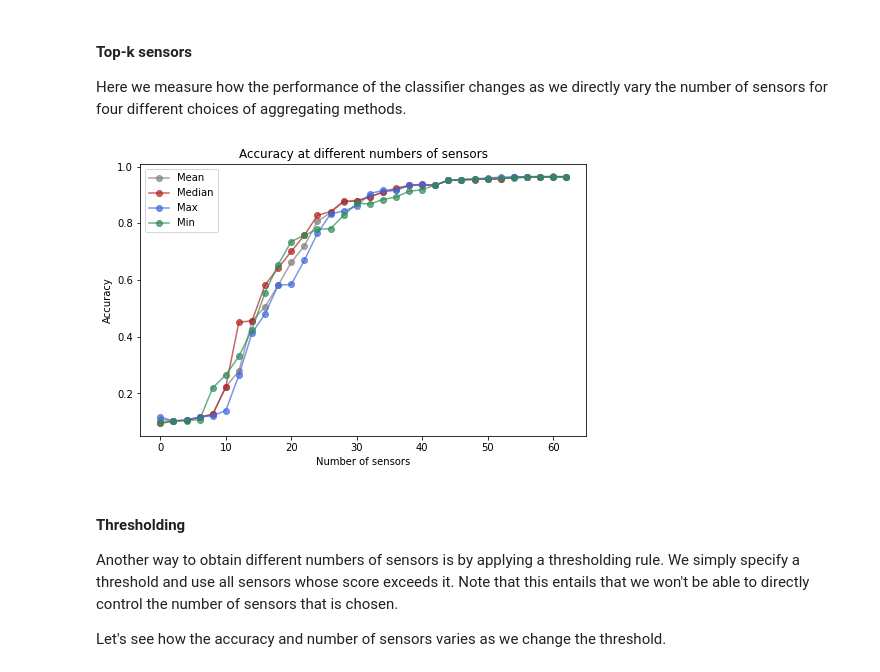
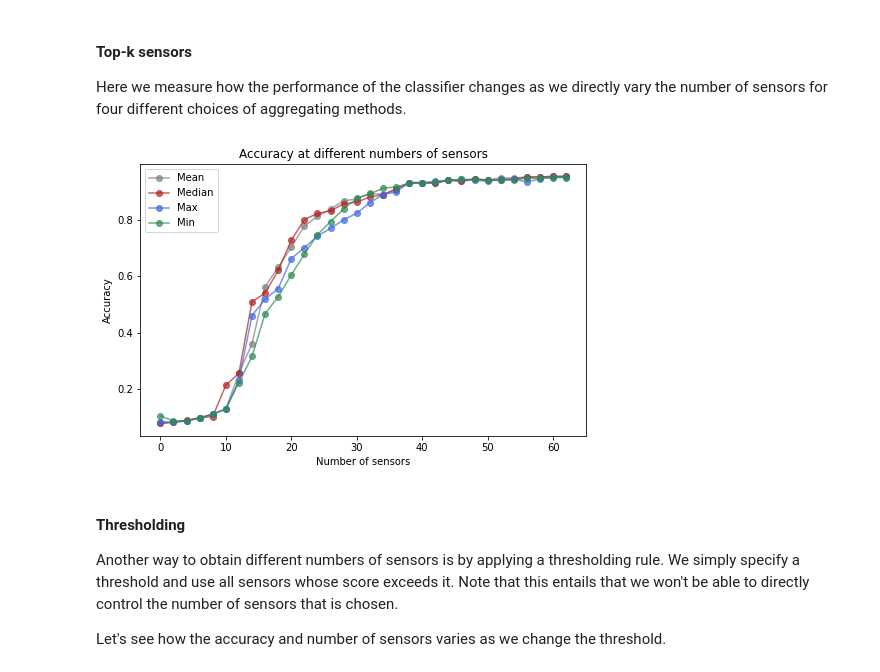
Before and after one commit to dynamicslab/pysensors, a Jupyter notebook: examples/classification.ipynb, the cells around one changed output. Drawn from its saved outputs; the diff is of its cells as text; code cells hidden in the pictures.

```diff
--- a/examples/classification.ipynb
+++ b/examples/classification.ipynb
@@ -104,11 +109,11 @@ n_sensors_array = np.arange(64)
 accuracy = np.zeros(64)
 
 for n_sensors in n_sensors_array:
-    model.update_sensors(n_sensors=n_sensors, xy = (X, y), quiet=True)
+    model.update_sensors(n_sensors=n_sensors, xy = (X_train, y_train), quiet=True)
     if n_sensors == 0:
-        accuracy[n_sensors] = metrics.accuracy_score(y, model.predict(X))
+        accuracy[n_sensors] = metrics.accuracy_score(y_test, model.predict(X_test))
     else:
-        accuracy[n_sensors] = metrics.accuracy_score(y, model.predict(X[:, model.selected_sensors]))
+        accuracy[n_sensors] = metrics.accuracy_score(y_test, model.predict(X_test[:, model.selected_sensors]))
 
 fig, ax = plt.subplots(1, 1, figsize=(8, 4))
 ax.plot(n_sensors_array, accuracy, '.')
@@ -125,6 +130,9 @@ X = digits.data
 y = digits.target
 
 n_samples, n_features = X.shape
+
+# Split data into train and test sets
+X_train, X_test, y_train, y_test = train_test_split(X, y, test_size=0.25, random_state=random_state)
 
 # Plot some digits
 n_img_per_row = 10
@@ -151,7 +159,7 @@ The fitting process is similar to the binary classification case, but there is a
 threshold = 0.1
 l1_penalty = 0.01
 model = SSPOC(threshold=threshold, l1_penalty=l1_penalty)
-model.fit(X, y)
+model.fit(X_train, y_train, random_state=random_state)
 
 print('Portion of sensors used:', len(model.selected_sensors) / 64)
 print('Selected sensors:', model.selected_sensors)
@@ -162,5 +170,5 @@ Selected sensors: [ 1  3  5  6  7  8 10 12 15 16 20 21 22 23 24 30 31 33 38 40 4
 # %%
 # Check accuracy on training set
-y_pred = model.predict(X[:, model.selected_sensors])
-print('Accuracy:', metrics.accuracy_score(y, y_pred))
+y_pred = model.predict(X_test[:, model.selected_sensors])
+print('Accuracy:', metrics.accuracy_score(y_test, y_pred))
 # %% [output]
@@ -249,34 +257,36 @@ Here we measure how the performance of the classifier changes as we directly var
 # %%
 fig, ax = plt.subplots(1, 1, figsize=(8, 5))
 plot_kws = dict(alpha=0.7, marker="o", linestyle=None)
 
 methods = (np.mean, np.median, np.max, np.min)
 names = ('Mean', 'Median', 'Max', 'Min')
 colors = ('gray', 'firebrick', 'royalblue', 'seagreen')
 
 accuracy = {name: [] for name in names}
 n_sensors_array = np.arange(0, 64, 2)
 
 for n_sensors in n_sensors_array:
     for method, name in zip(methods, names):
-        model.update_sensors(n_sensors=n_sensors, xy=(X, y), method=method, quiet=True)
+        model.update_sensors(
+            n_sensors=n_sensors, xy=(X_train, y_train), method=method, quiet=True
+        )
         if model.n_sensors > 0:
-            y_pred = model.predict(X[:, model.selected_sensors])
+            y_pred = model.predict(X_test[:, model.selected_sensors])
         else:
-            y_pred = model.predict(X)
-        accuracy[name].append(metrics.accuracy_score(y, y_pred))
+            y_pred = model.predict(X_test)
+        accuracy[name].append(metrics.accuracy_score(y_test, y_pred))
 
 
 for name, color in zip(names, colors):
     ax.plot(n_sensors_array, accuracy[name], color=color, label=name, **plot_kws)
 
 
 ax.set(xlabel='Number of sensors', ylabel='Accuracy', title='Accuracy at different numbers of sensors')
 ax.legend()
 
 fig.show()
 # %% [output]
-[figure, old version]
+[figure, new version]
 # %% [markdown]
 #### Thresholding
 Another way to obtain different numbers of sensors is by applying a thresholding rule. We simply specify a threshold and use all sensors whose score exceeds it. Note that this entails that we won't be able to directly control the number of sensors that is chosen.
```
Also changed, not shown: parts of 22 cells of this notebook.
